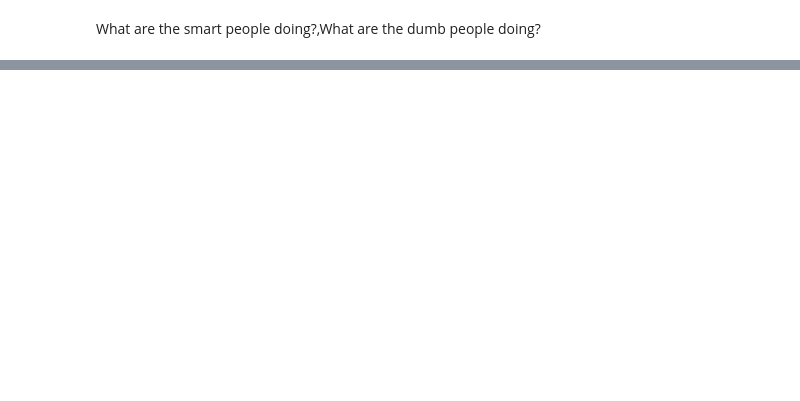
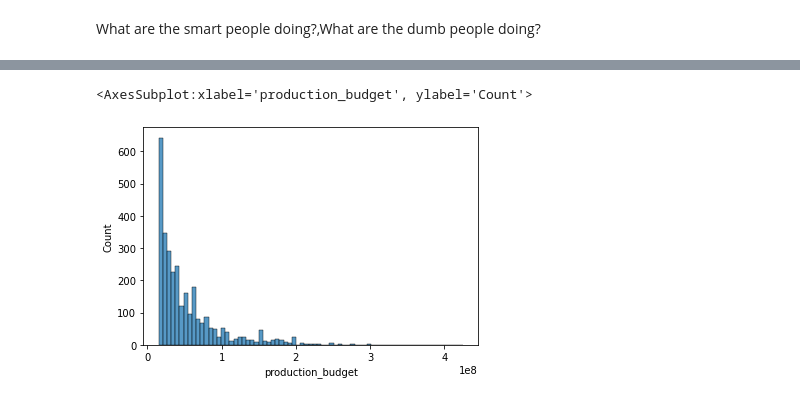
Before and after one commit to saifword/dsc-phase-1-project, a Jupyter notebook: student.ipynb, the cells around one changed output, grey strips where cells are left out. Cells and saved outputs as stored; diff of their text form; code cells hidden in the pictures; blank space fills up the shorter version.

```diff
--- a/student.ipynb
+++ b/student.ipynb
@@ -28,2 +17,7 @@ df.head()
+# %%
+df_fin = pd.read_csv("tn.movie_budgets.csv")
+df_title =pd.read_csv('title.basics.csv')
+df_gross =pd.read_csv('bom.movie_gross.csv')
+df_ratings =pd.read_csv('title.ratings.csv')
 # %%
 def dollar_to_int(column):
@@ -35,4 +29,4 @@ def dollar_to_int(column):
 dollar_to_int('domestic_gross')
 dollar_to_int('production_budget')
 dollar_to_int('worldwide_gross')
-df['formatted_date'] = pd.to_datetime(df['release_date'], format='%b %d, %Y')
+df_fin['formatted_date'] = pd.to_datetime(df_fin['release_date'], format='%b %d, %Y')
@@ -121,0 +78,7 @@ plt.hist(df_ratings['averagerating'], bins=10, edgecolor='black')
+# %%
+df_fin =df_fin.drop(['id'], axis=1)
+df_fin =df_fin.drop(['release_date'], axis=1)
+# %%
+df_fin= df_fin[df_fin['domestic_gross'] != 0]
+df_fin= df_fin[df_fin['worldwide_gross'] != 0]
+df_fin= df_fin[df_fin['production_budget'] >= 15000000]
@@ -156,0 +117,5 @@ memory usage: 316.3+ KB
+# %%
+sns.histplot(df_fin['production_budget'])
+# %% [output]
+<AxesSubplot:xlabel='production_budget', ylabel='Count'>
+[figure, added]
```
Also changed, not shown: parts of 17 cells of this notebook.
